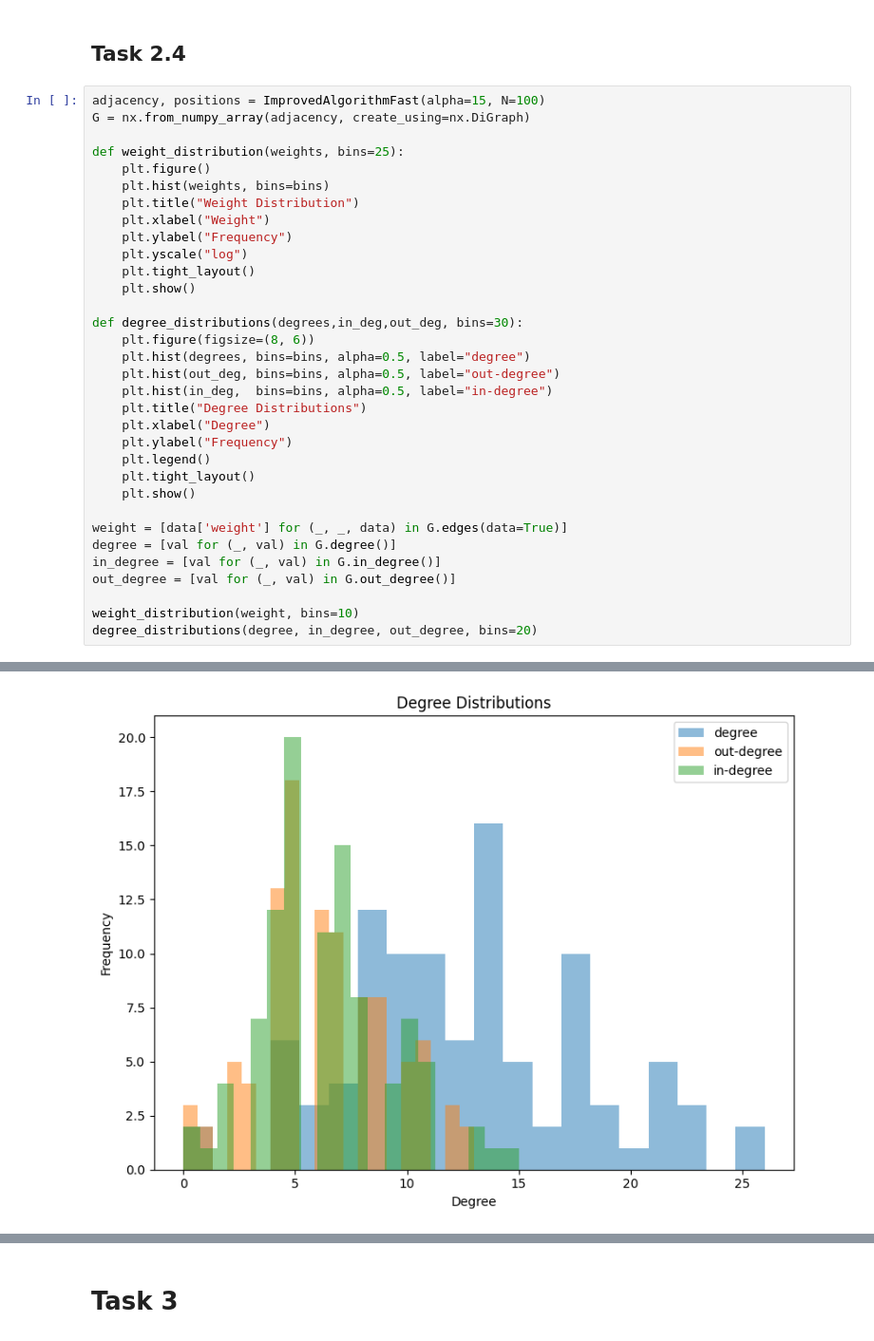
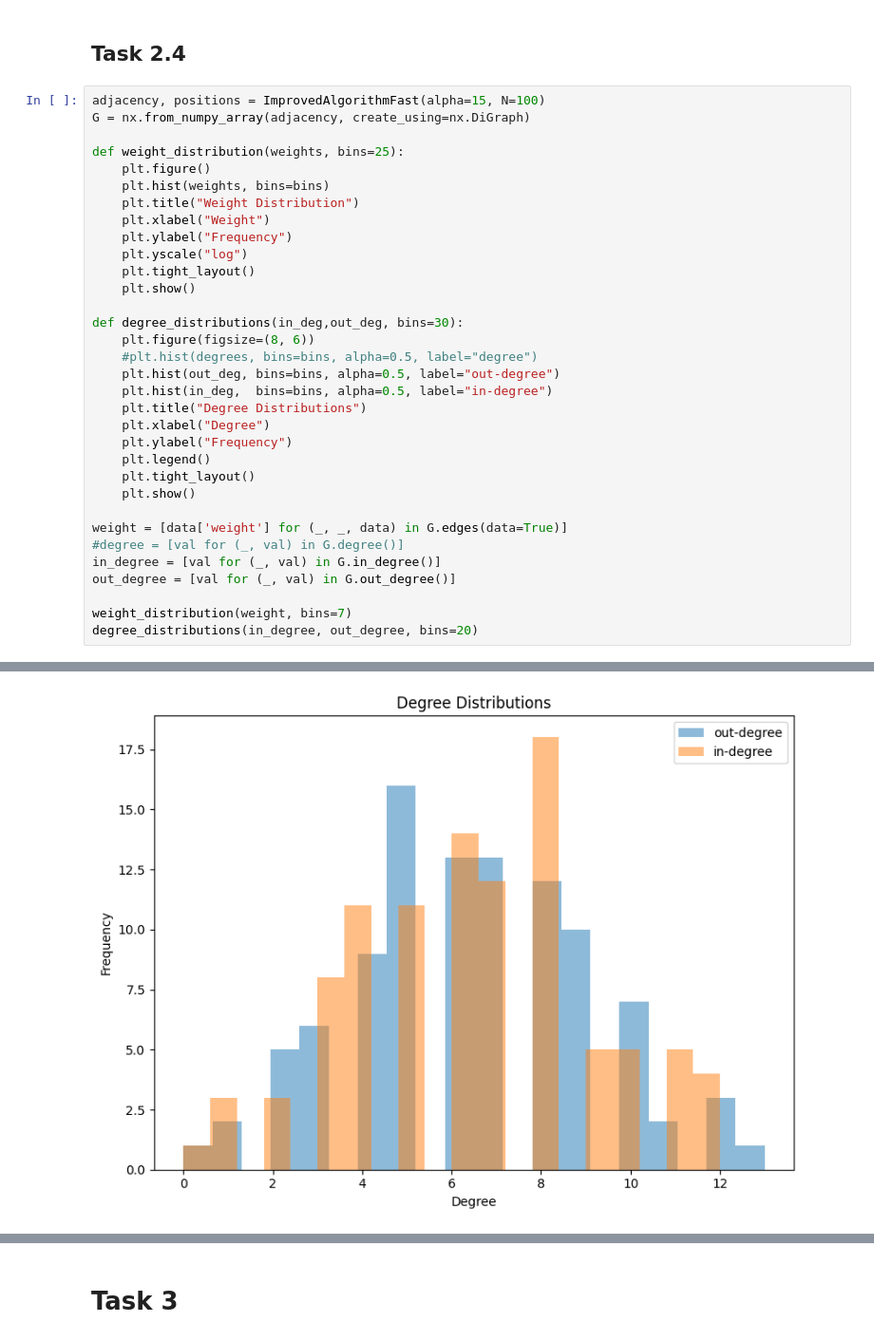
Before and after one commit to patinoboh/neuro, a Jupyter notebook: project/project.ipynb, the cells around one changed output, grey strips where cells are left out. Shown at 95% size. Cells and saved outputs as stored; diff of their text form.

```diff
--- a/project/project.ipynb
+++ b/project/project.ipynb
@@ -282,9 +282,9 @@ def weight_distribution(weights, bins=25):
     plt.tight_layout()
     plt.show()
 
-def degree_distributions(degrees,in_deg,out_deg, bins=30):
+def degree_distributions(in_deg,out_deg, bins=30):
     plt.figure(figsize=(8, 6))
-    plt.hist(degrees, bins=bins, alpha=0.5, label="degree")
+    #plt.hist(degrees, bins=bins, alpha=0.5, label="degree")
     plt.hist(out_deg, bins=bins, alpha=0.5, label="out-degree")
     plt.hist(in_deg,  bins=bins, alpha=0.5, label="in-degree")
     plt.title("Degree Distributions")
@@ -295,10 +295,10 @@ def degree_distributions(degrees,in_deg,out_deg, bins=30):
     plt.show()
 
 weight = [data['weight'] for (_, _, data) in G.edges(data=True)]
-degree = [val for (_, val) in G.degree()]
+#degree = [val for (_, val) in G.degree()]
 in_degree = [val for (_, val) in G.in_degree()]
 out_degree = [val for (_, val) in G.out_degree()]
 
-weight_distribution(weight, bins=10)
-degree_distributions(degree, in_degree, out_degree, bins=20)
+weight_distribution(weight, bins=7)
+degree_distributions(in_degree, out_degree, bins=20)
 # %% [output]
@@ -306,3 +306,3 @@ degree_distributions(degree, in_degree, out_degree, bins=20)
-[figure, old version]
+[figure, new version]
 # %% [markdown]
 TODO What do you observe?
```
Also changed, not shown: parts of 8 cells of this notebook.
